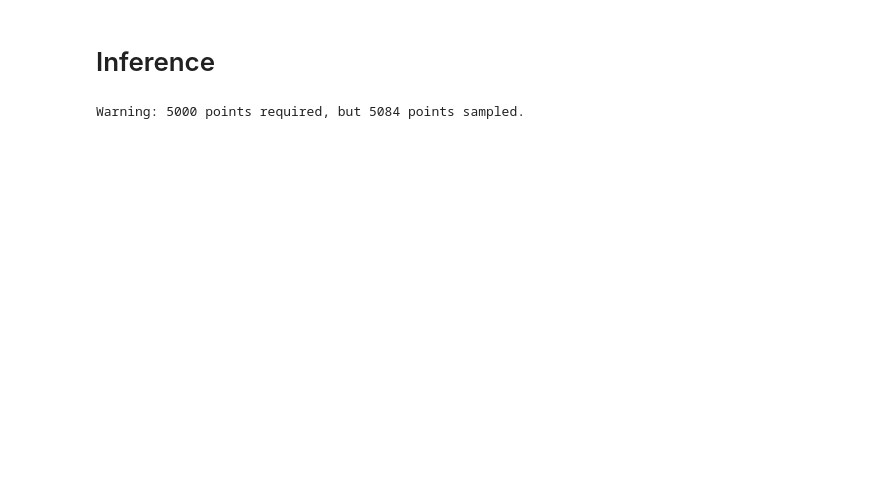
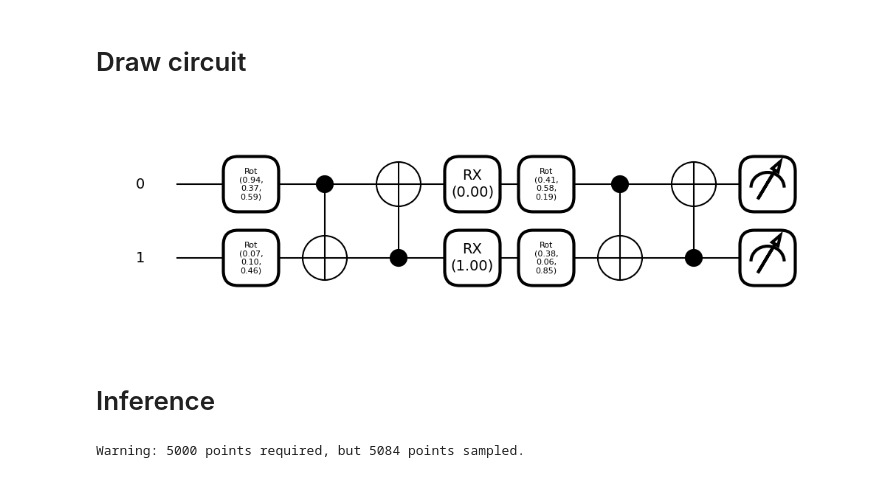
Before and after one commit to sedykh-ag/kovasznay_quantum, a Jupyter notebook: distr/testing.ipynb, the cells around one changed output. Saved outputs shown, nothing was run; the diff lists cells and outputs as text; code cells hidden in the pictures; blank space fills up the shorter version.

```diff
--- a/distr/testing.ipynb
+++ b/distr/testing.ipynb
@@ -6,6 +6,12 @@ from torchsummary import summary
 import lightdde as dde
 from essential import *
 from qmodels import *
+# %% [markdown]
+# Draw circuit
+# %%
+draw_circuit(*get_circuit(2, 1, 1))
+# %% [output]
+[figure, added]
 # %% [markdown]
 # Inference
 # %%
```
Also changed, not shown: parts of 26 cells of this notebook, 5 other files.
